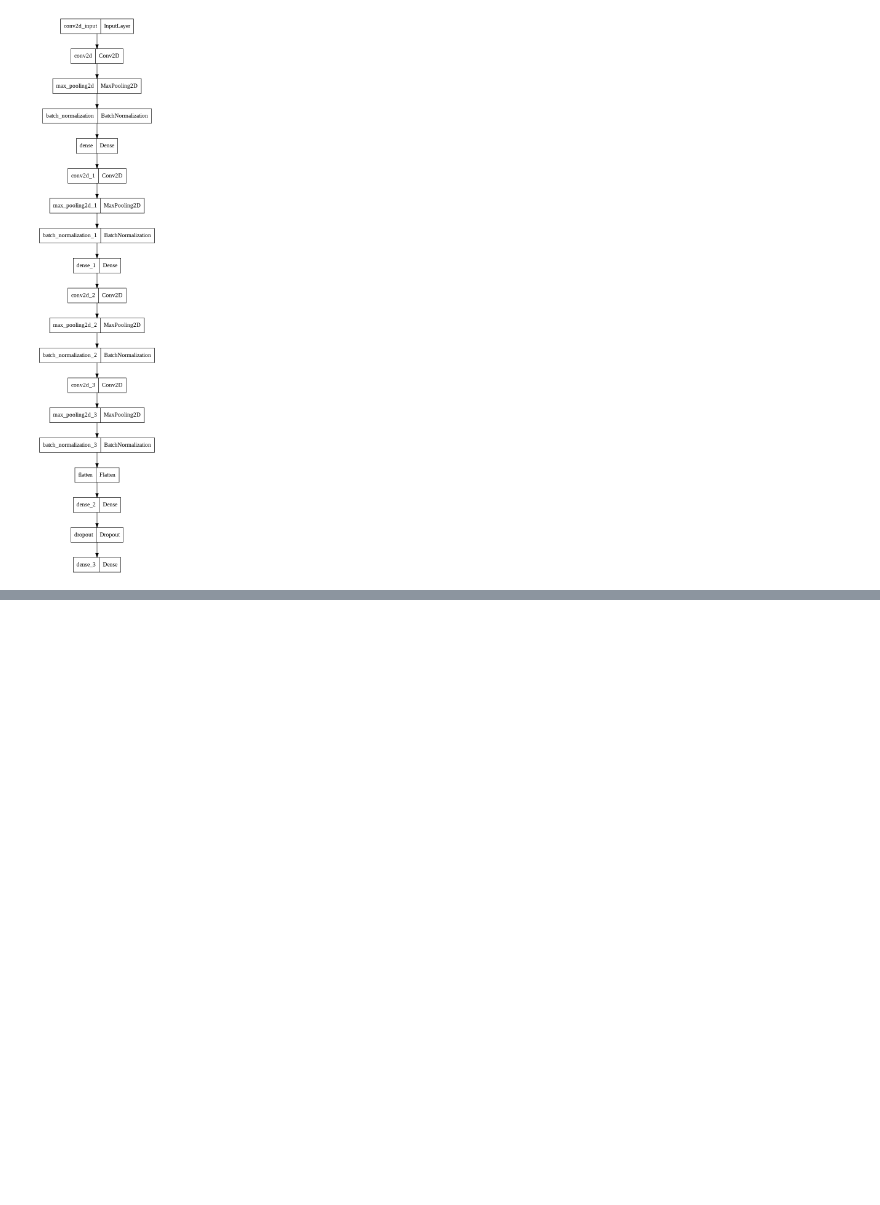
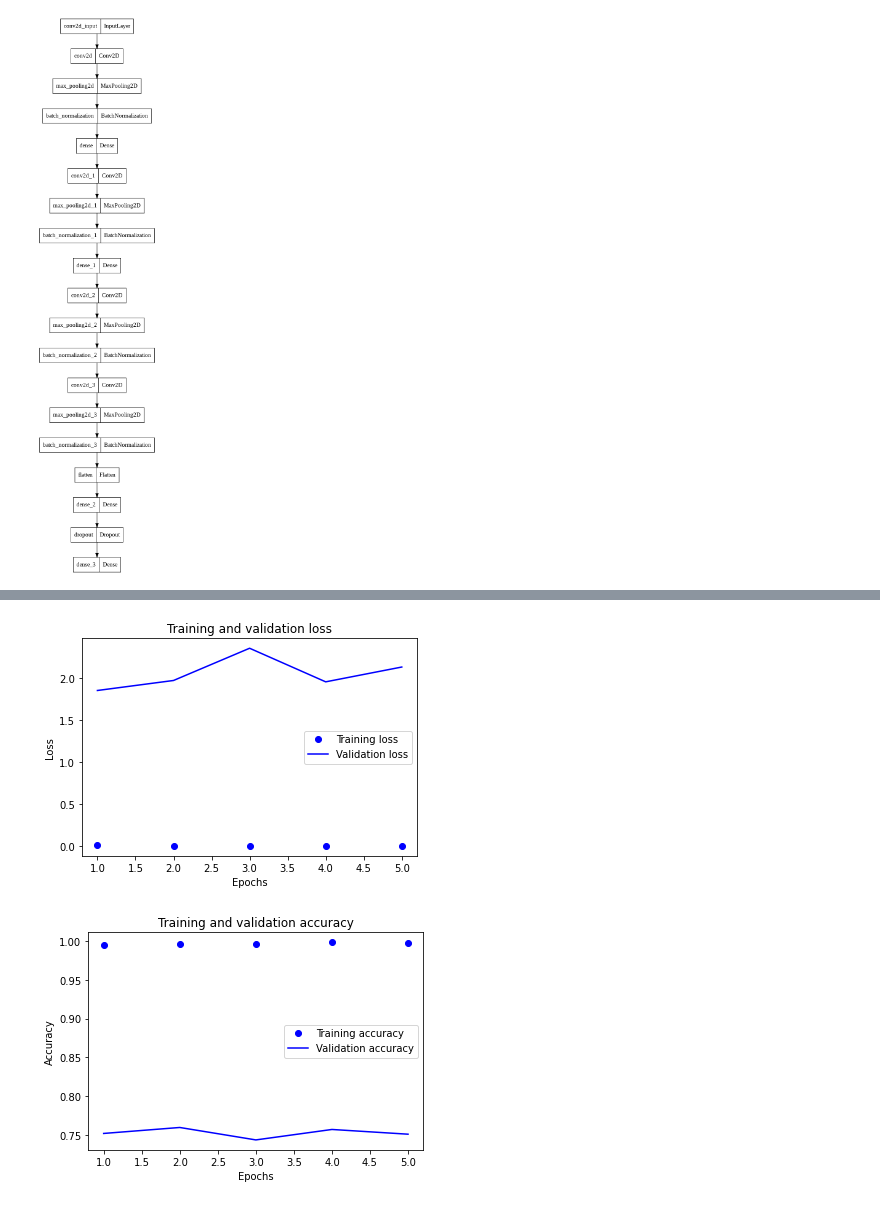
Before and after one commit to adeyeyealex/JUPYTER-NOTEBOOK-TUTORIAL-EXERCISE, a Jupyter notebook: Fruit_360_Project.ipynb, the cells around one changed output, grey strips where cells are left out. Drawn from its saved outputs; the diff is of its cells as text; code cells hidden in the pictures; blank space fills up the shorter version.

```diff
--- a/Fruit_360_Project.ipynb
+++ b/Fruit_360_Project.ipynb
@@ -207,7 +207,7 @@ plot_model(model)
 # %%
 history = model.fit(train_generator,
           epochs = 100,
-          batch_size = 20,
+          batch_size = 60,
           validation_data=validation_generator,
           verbose = 2,
           callbacks=[EarlyStopping(monitor='val_accuracy', patience=3, restore_best_weights = True)])
@@ -266,0 +259,5 @@ test_acc: 0.7083333134651184
+# %%
+plot_history()
+# %% [output]
+[figure, added]
+[figure, added]
```
Also changed, not shown: parts of 2 cells of this notebook.
